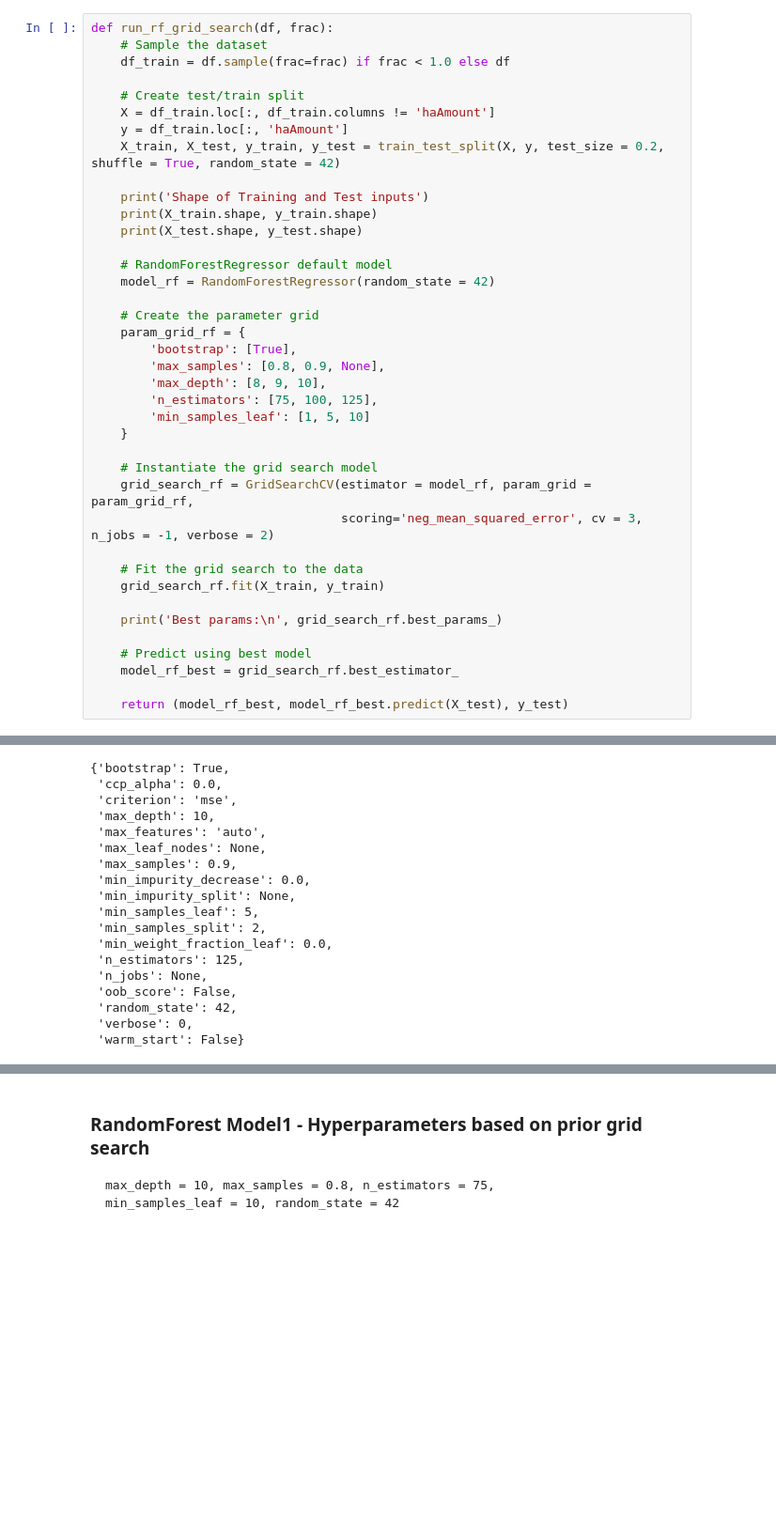
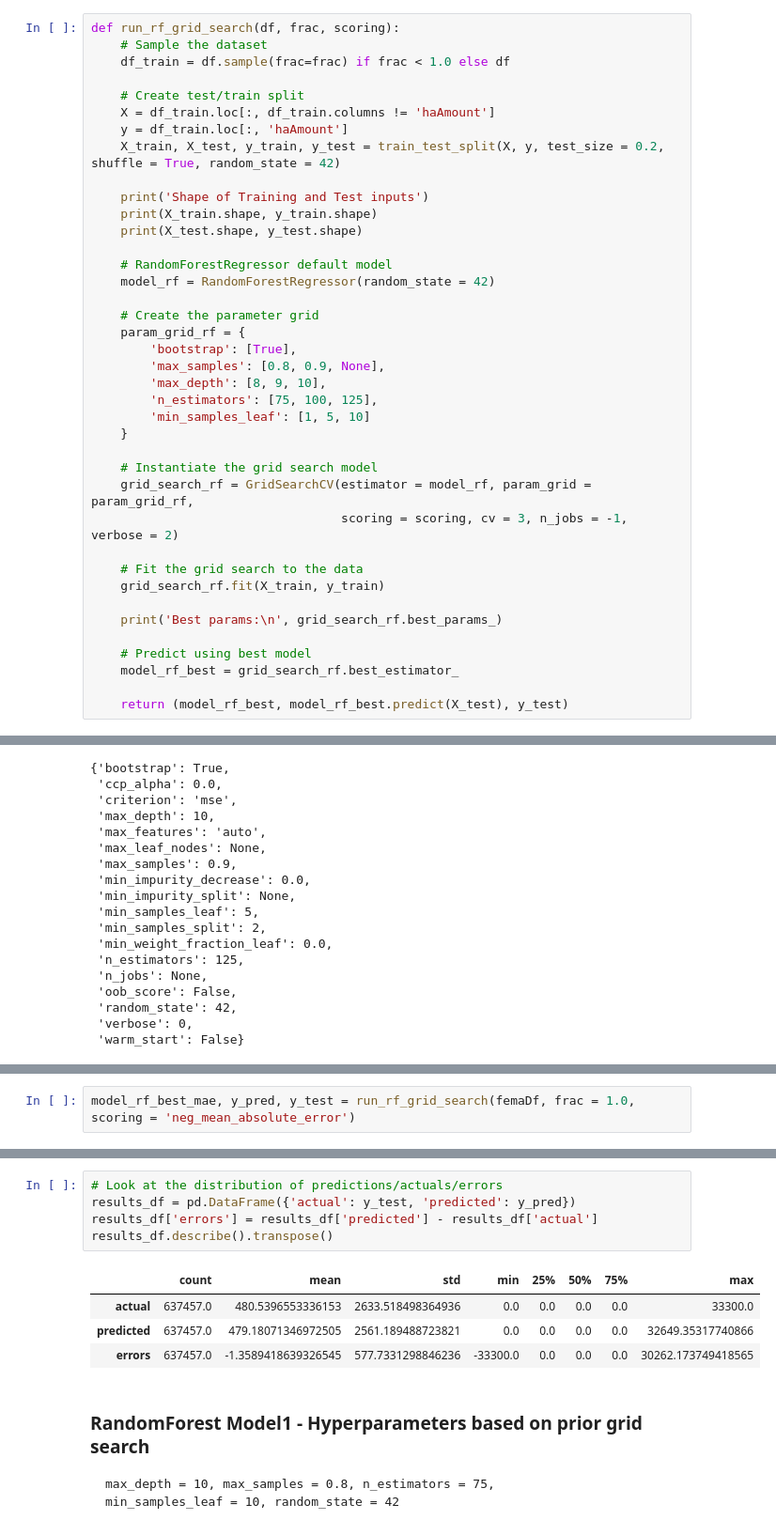
Before and after one commit to sonaliserro/w210-bluetarp, a Jupyter notebook: modeling/RandomForest_Predict.ipynb, the cells around one changed output, grey strips where cells are left out. Shown: that part at 94% size. Cells and saved outputs as stored; diff of their text form; blank space fills up the shorter version.

Commit message:
Grid Search using fema train data that includes outliers

```diff
--- a/modeling/RandomForest_Predict.ipynb
+++ b/modeling/RandomForest_Predict.ipynb
@@ -147,7 +149,7 @@ def run_rf(df, frac, max_depth, max_samples, n_estimators, min_samples_leaf):
 
     return (model_rf, model_rf.predict(X_test), y_test)
 # %%
-def run_rf_grid_search(df, frac):
+def run_rf_grid_search(df, frac, scoring):
     # Sample the dataset
     df_train = df.sample(frac=frac) if frac < 1.0 else df
 
@@ -174,7 +176,7 @@ def run_rf_grid_search(df, frac):
 
     # Instantiate the grid search model
     grid_search_rf = GridSearchCV(estimator = model_rf, param_grid = param_grid_rf,
-                                  scoring='neg_mean_squared_error', cv = 3, n_jobs = -1, verbose = 2)
+                                  scoring = scoring, cv = 3, n_jobs = -1, verbose = 2)
 
     # Fit the grid search to the data
     grid_search_rf.fit(X_train, y_train)
@@ -310,3 +312,5 @@ Grid Search Params:
 
     scoring='neg_mean_absolute_error'
     cv = 3
+# %%
+model_rf_best_mae, y_pred, y_test = run_rf_grid_search(femaDf, frac = 1.0, scoring = 'neg_mean_absolute_error')
@@ -313,3 +338,13 @@ Grid Search Params:
+# %%
+# Look at the distribution of predictions/actuals/errors
+results_df = pd.DataFrame({'actual': y_test, 'predicted': y_pred})
+results_df['errors'] = results_df['predicted'] - results_df['actual']
+results_df.describe().transpose()
+# %% [output]
+|  | count | mean | std | min | 25% | 50% | 75% | max |
+| actual | 637457.0 | 480.5396553336153 | 2633.518498364936 | 0.0 | 0.0 | 0.0 | 0.0 | 33300.0 |
+| predicted | 637457.0 | 479.18071346972505 | 2561.189488723821 | 0.0 | 0.0 | 0.0 | 0.0 | 32649.35317740866 |
+| errors | 637457.0 | -1.3589418639326545 | 577.7331298846236 | -33300.0 | 0.0 | 0.0 | 0.0 | 30262.173749418565 |
 # %% [markdown]
 ### RandomForest Model1 - Hyperparameters based on prior grid search
     max_depth = 10, max_samples = 0.8, n_estimators = 75,
```
Also changed, not shown: parts of 22 cells of this notebook.
